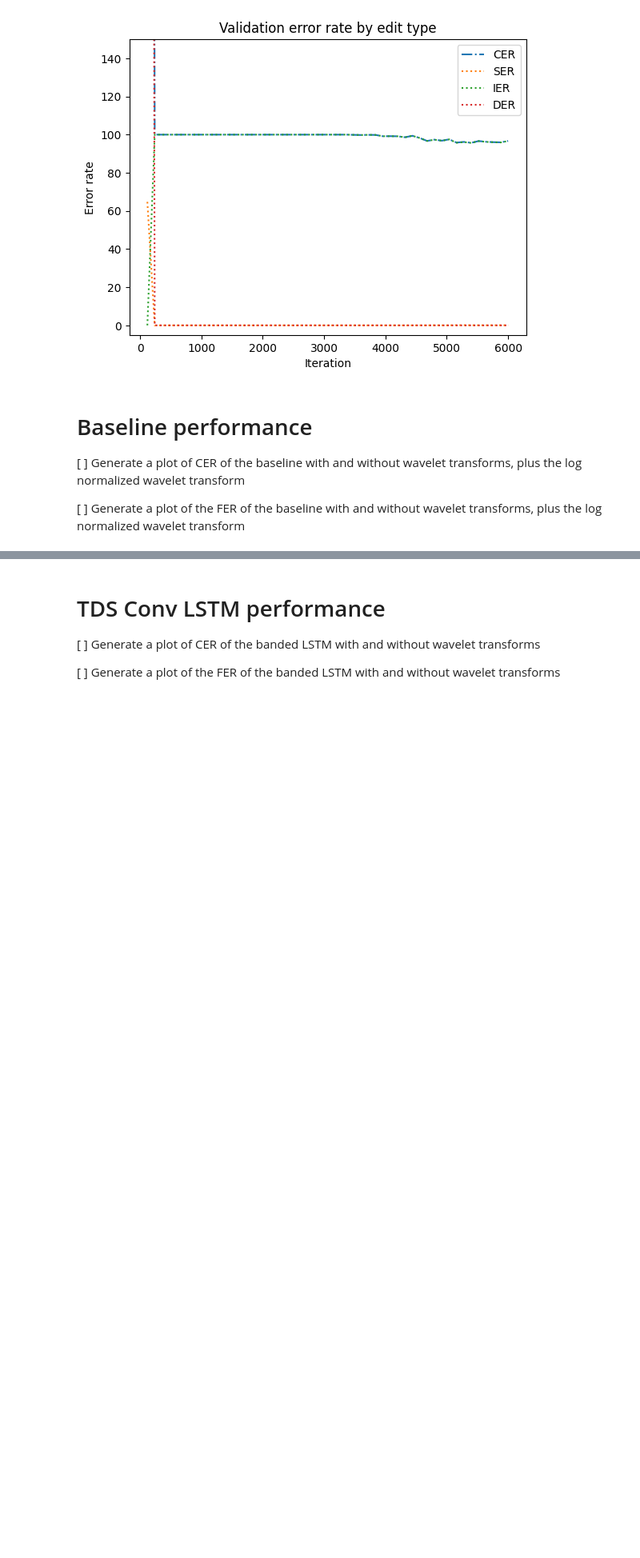
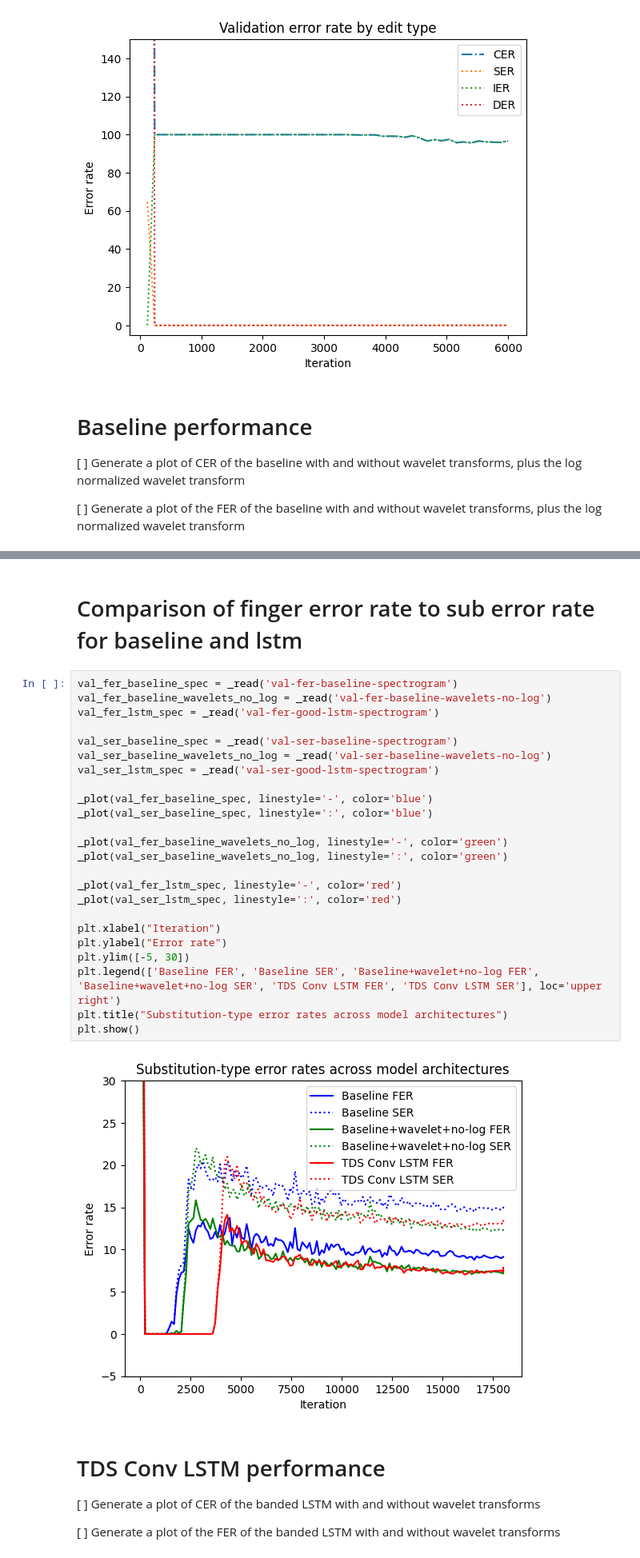
Before and after one commit to neilscomputer/emg2qwerty, a Jupyter notebook: figures.ipynb, the cells around one changed output, grey strips where cells are left out. Shown at 80% size. Cells and saved outputs as stored; diff of their text form; blank space fills up the shorter version.

```diff
--- a/figures.ipynb
+++ b/figures.ipynb
@@ -81,3 +127,31 @@ plt.show()
+# %% [markdown]
+# Comparison of finger error rate to sub error rate for baseline and lstm
+# %%
+val_fer_baseline_spec = _read('val-fer-baseline-spectrogram')
+val_fer_baseline_wavelets_no_log = _read('val-fer-baseline-wavelets-no-log')
+val_fer_lstm_spec = _read('val-fer-good-lstm-spectrogram')
+
+val_ser_baseline_spec = _read('val-ser-baseline-spectrogram')
+val_ser_baseline_wavelets_no_log = _read('val-ser-baseline-wavelets-no-log')
+val_ser_lstm_spec = _read('val-ser-good-lstm-spectrogram')
+
+_plot(val_fer_baseline_spec, linestyle='-', color='blue')
+_plot(val_ser_baseline_spec, linestyle=':', color='blue')
+
+_plot(val_fer_baseline_wavelets_no_log, linestyle='-', color='green')
+_plot(val_ser_baseline_wavelets_no_log, linestyle=':', color='green')
+
+_plot(val_fer_lstm_spec, linestyle='-', color='red')
+_plot(val_ser_lstm_spec, linestyle=':', color='red')
+
+plt.xlabel("Iteration")
+plt.ylabel("Error rate")
+plt.ylim([-5, 30])
+plt.legend(['Baseline FER', 'Baseline SER', 'Baseline+wavelet+no-log FER', 'Baseline+wavelet+no-log SER', 'TDS Conv LSTM FER', 'TDS Conv LSTM SER'], loc='upper right')
+plt.title("Substitution-type error rates across model architectures")
+plt.show()
+# %% [output]
+[figure, added]
 # %% [markdown]
 # TDS Conv LSTM performance
 
```
Also changed, not shown: parts of 4 cells of this notebook, 43 other files.
